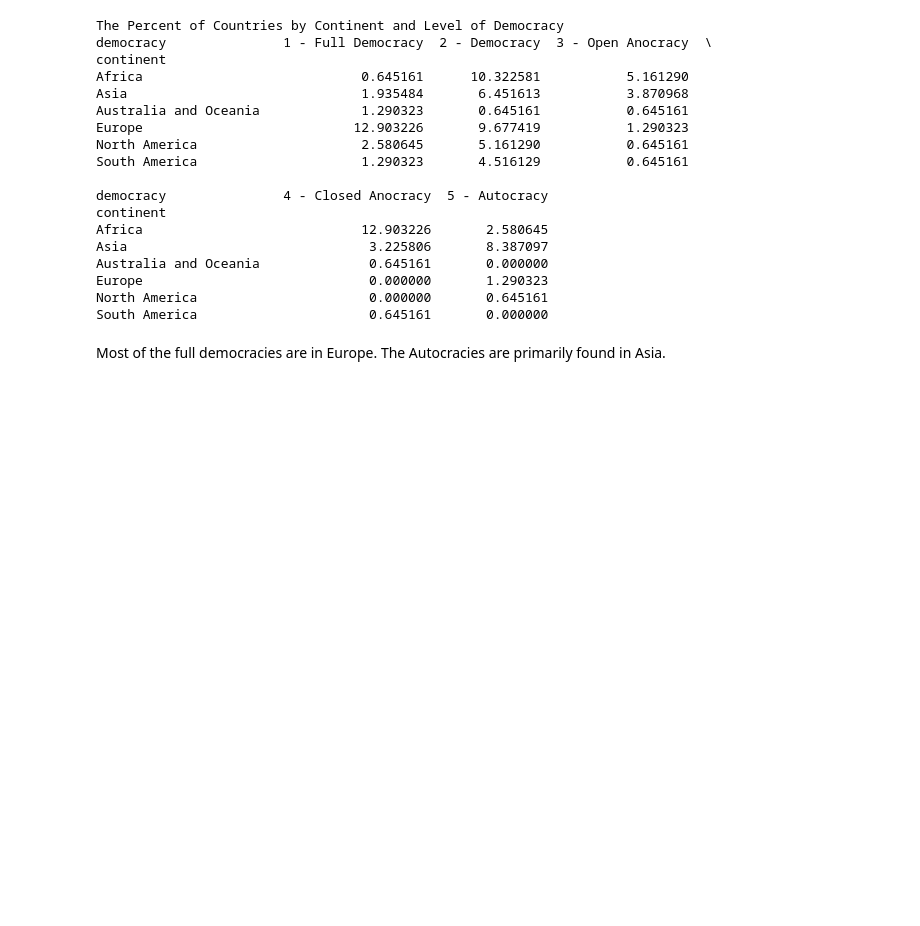
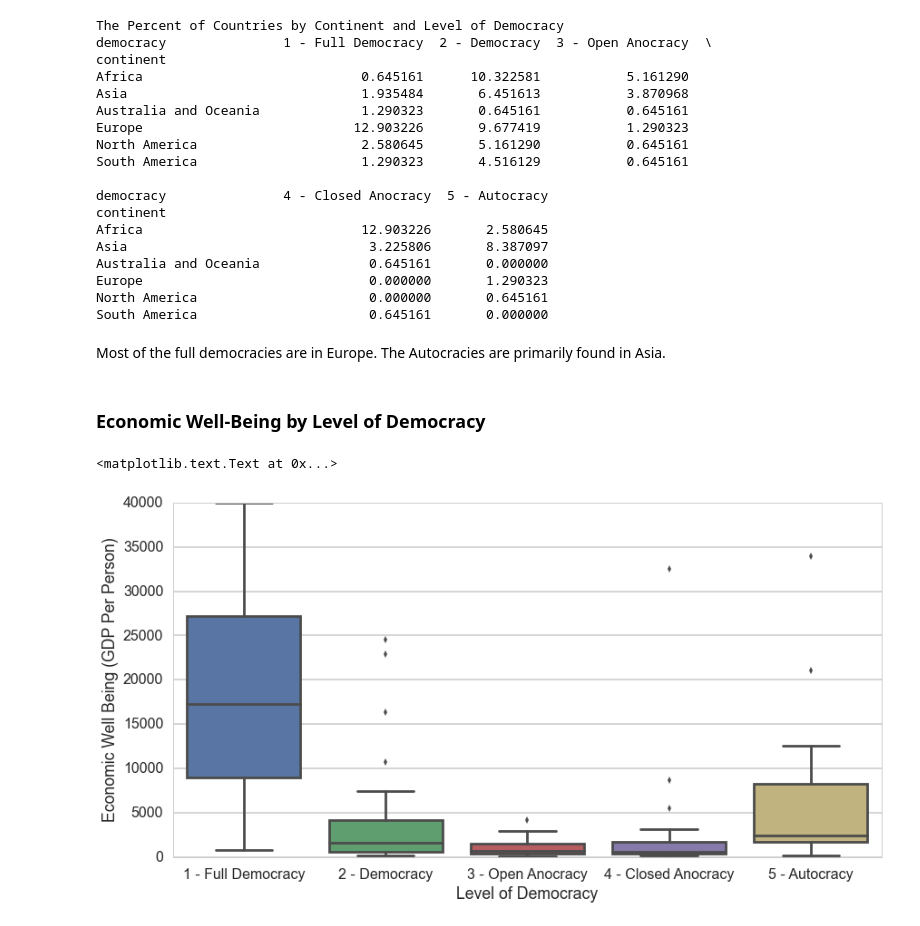
Before and after one commit to ArutyunSargsyan/democracy-and-economic-well-being, a Jupyter notebook: Week 3 Assignment.ipynb, the cells around one changed output. Saved outputs shown, nothing was run; the diff lists cells and outputs as text; code cells hidden in the pictures; blank space fills up the shorter version.

Commit message:
Added chart to Week 3 Assignment

```diff
--- a/Week 3 Assignment.ipynb
+++ b/Week 3 Assignment.ipynb
@@ -286,3 +289,15 @@ North America                      0.000000       0.645161
 South America                      0.645161       0.000000
 # %% [markdown]
 Most of the full democracies are in Europe.  The Autocracies are primarily found in Asia.
+# %% [markdown]
+### Economic Well-Being by Level of Democracy
+# %%
+sns.set_style("whitegrid")
+sns.set_context("poster")
+plt.figure(figsize=(14, 7))
+sns.boxplot(x="democracy", y="incomeperperson", data=subset)
+plt.ylabel('Economic Well Being (GDP Per Person)')
+plt.xlabel('Level of Democracy')
+# %% [output]
+<matplotlib.text.Text at 0x...>
+[figure, added]
```
Also changed, not shown: parts of 1 cell of this notebook.
